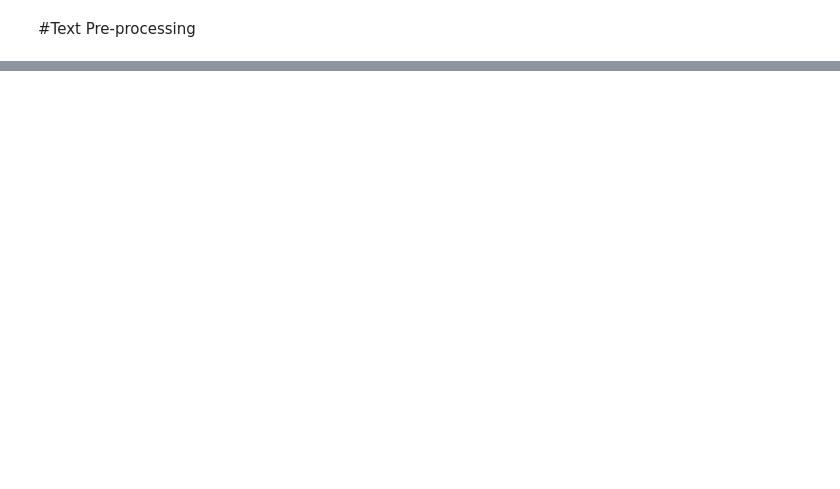
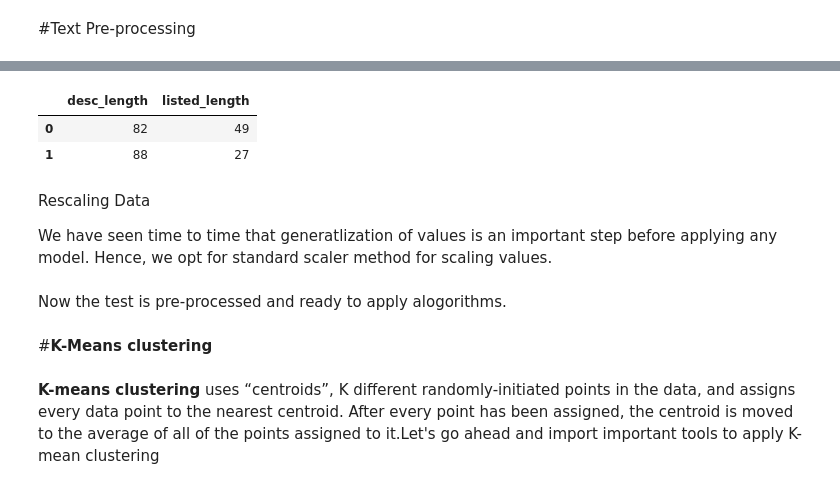
Before and after one commit to sneraikar/Netflix-Movies-and-TV-shows-clustering, a Jupyter notebook: NETFLIX_MOVIES_AND_TV_SHOWS_CLUSTERING.ipynb, the cells around one changed output, grey strips where cells are left out. Drawn from its saved outputs; the diff is of its cells as text; code cells hidden in the pictures; blank space fills up the shorter version.

```diff
--- a/NETFLIX_MOVIES_AND_TV_SHOWS_CLUSTERING.ipynb
+++ b/NETFLIX_MOVIES_AND_TV_SHOWS_CLUSTERING.ipynb
@@ -566,0 +632,9 @@ Next step after EDA is to make an unsupervised model to perform clustering of co
+# %%
+# create an object of stemming function
+from nltk.stem.snowball import SnowballStemmer
+stemmer = SnowballStemmer("english")
+
+def stemming(text):
+    '''a function which stems each word in the given text'''
+    text = [stemmer.stem(word) for word in text.split()]
+    return " ".join(text)
@@ -566,0 +659,12 @@ Next step after EDA is to make an unsupervised model to perform clustering of co
+# %%
+# Create a dataframe with variables indicating text lengths only
+cluster_df=df.filter(['desc_length','listed_length'],axis=1)
+cluster_df.head(2)
+# %% [output]
+|  | desc_length | listed_length |
+| 0 | 82 | 49 |
+| 1 | 88 | 27 |
+# %% [markdown]
+Rescaling Data
+
+We have seen time to time that generatlization of values is an important step before applying any model. Hence, we opt for standard scaler method for scaling values.
@@ -566,0 +677,6 @@ Next step after EDA is to make an unsupervised model to perform clustering of co
+# %% [markdown]
+Now the test is pre-processed and ready to apply alogorithms.
+# %% [markdown]
+#**K-Means clustering**
+# %% [markdown]
+**K-means clustering** uses “centroids”, K different randomly-initiated points in the data, and assigns every data point to the nearest centroid. After every point has been assigned, the centroid is moved to the average of all of the points assigned to it.Let's go ahead and import important tools to apply K-mean clustering
```
Also changed, not shown: parts of 29 cells of this notebook.
